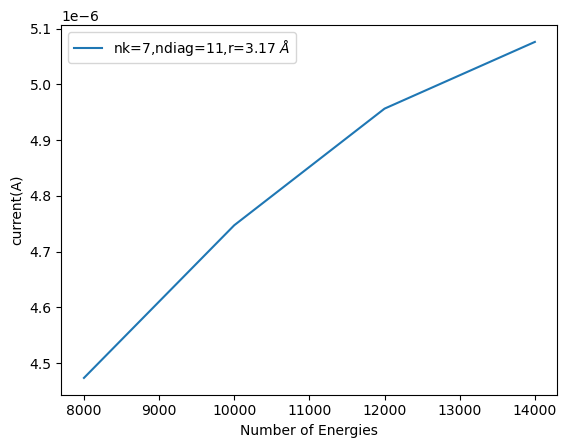
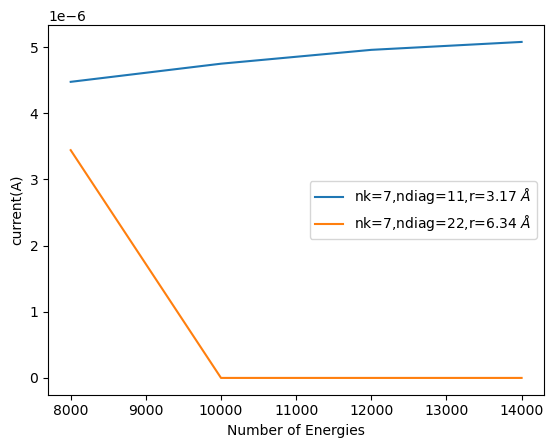
Code edit (unified diff) that turned the first committed figure into the second:
--- before
+++ after
@@ -1,4 +1,5 @@
 Lx=3.1680940
-plt.plot(nen_list,ID_list[0,0,:],label='nk=7,'+'ndiag=11'+',r='+'{:.2f}'.format(Lx*1)+r" $\AA$")
+plt.plot(nen_list,ID_list_7_11[0,0,:],label='nk=7,'+'ndiag=11'+',r='+'{:.2f}'.format(Lx*1)+r" $\AA$")
+plt.plot(nen_list,ID_list_7_22[0,0,:],label='nk=7,'+'ndiag=22'+',r='+'{:.2f}'.format(Lx*2)+r" $\AA$")
 plt.xlabel('Number of Energies')
 plt.ylabel('current(A)')

Commit: more examples